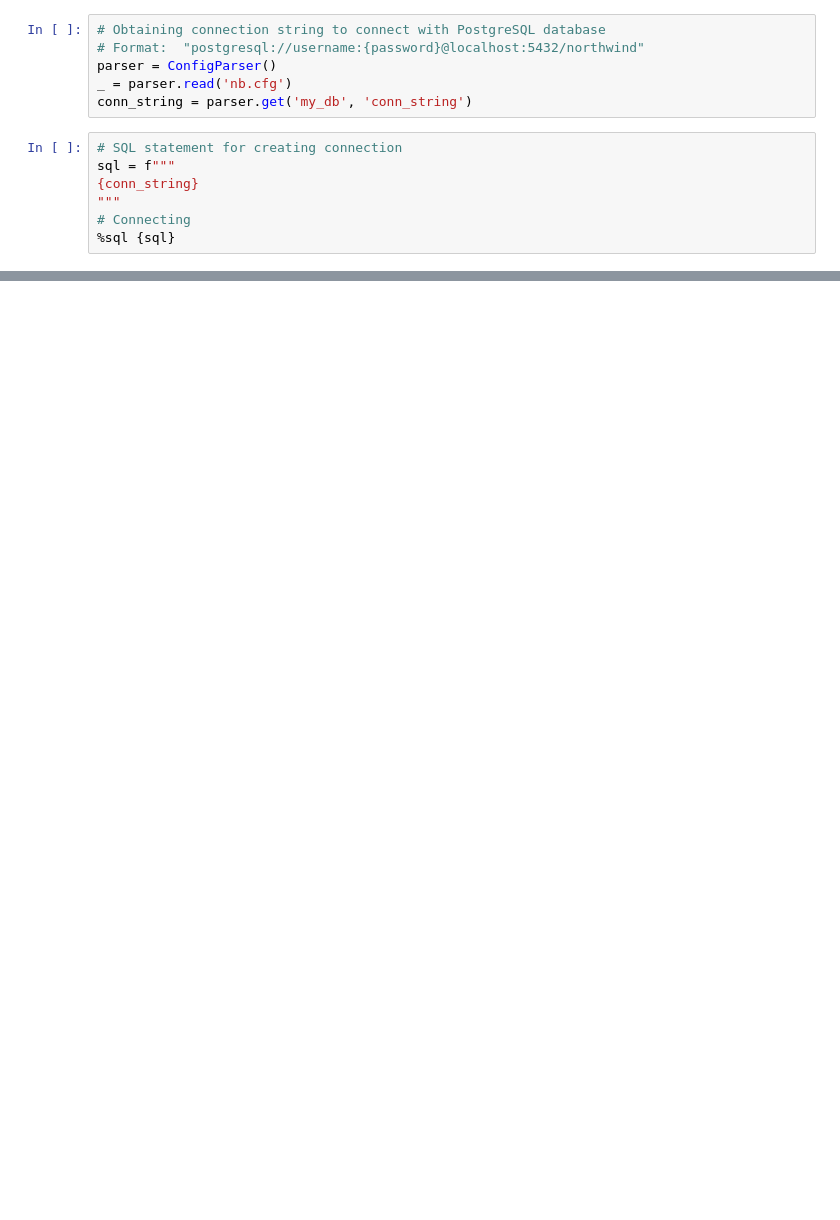
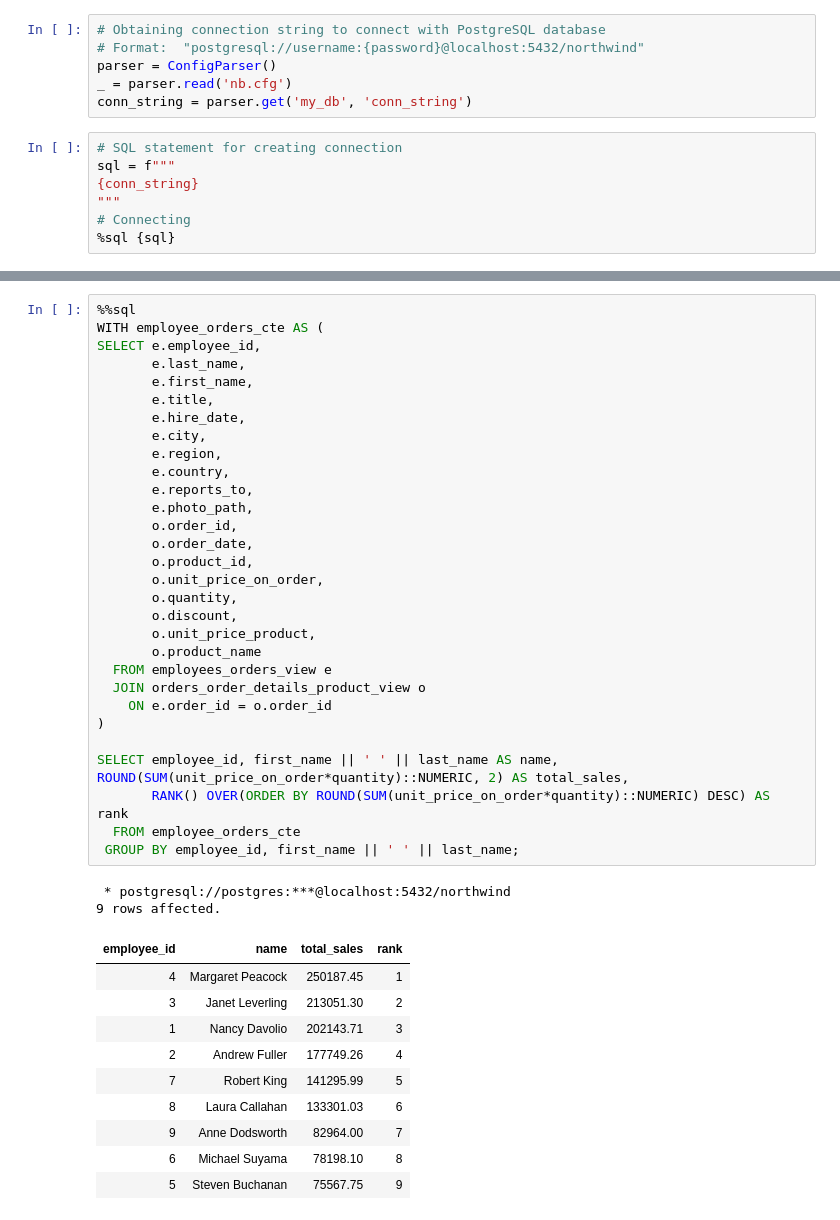
Before and after one commit to teresahanak/northwind_traders_sql_window_functions, a Jupyter notebook: northwind.ipynb, the cells around one changed output, grey strips where cells are left out. Saved outputs shown, nothing was run; the diff lists cells and outputs as text; blank space fills up the shorter version.

```diff
--- a/northwind.ipynb
+++ b/northwind.ipynb
@@ -29,0 +305,43 @@ sql = f"""
+# %%
+%%sql
+WITH employee_orders_cte AS (
+SELECT e.employee_id,
+       e.last_name,
+       e.first_name,
+       e.title,
+       e.hire_date,
+       e.city,
+       e.region,
+       e.country,
+       e.reports_to,
+       e.photo_path,
+       o.order_id,
+       o.order_date,
+       o.product_id,
+       o.unit_price_on_order,
+       o.quantity,
+       o.discount,
+       o.unit_price_product,
+       o.product_name
+  FROM employees_orders_view e
+  JOIN orders_order_details_product_view o
+    ON e.order_id = o.order_id
+)
+
+SELECT employee_id, first_name || ' ' || last_name AS name, ROUND(SUM(unit_price_on_order*quantity)::NUMERIC, 2) AS total_sales,
+       RANK() OVER(ORDER BY ROUND(SUM(unit_price_on_order*quantity)::NUMERIC) DESC) AS rank
+  FROM employee_orders_cte
+ GROUP BY employee_id, first_name || ' ' || last_name;
+# %% [output]
+ * postgresql://postgres:***@localhost:5432/northwind
+9 rows affected.
+| employee_id | name | total_sales | rank |
+| 4 | Margaret Peacock | 250187.45 | 1 |
+| 3 | Janet Leverling | 213051.30 | 2 |
+| 1 | Nancy Davolio | 202143.71 | 3 |
+| 2 | Andrew Fuller | 177749.26 | 4 |
+| 7 | Robert King | 141295.99 | 5 |
+| 8 | Laura Callahan | 133301.03 | 6 |
+| 9 | Anne Dodsworth | 82964.00 | 7 |
+| 6 | Michael Suyama | 78198.10 | 8 |
+| 5 | Steven Buchanan | 75567.75 | 9 |
```
Also changed, not shown: parts of 33 cells of this notebook.
